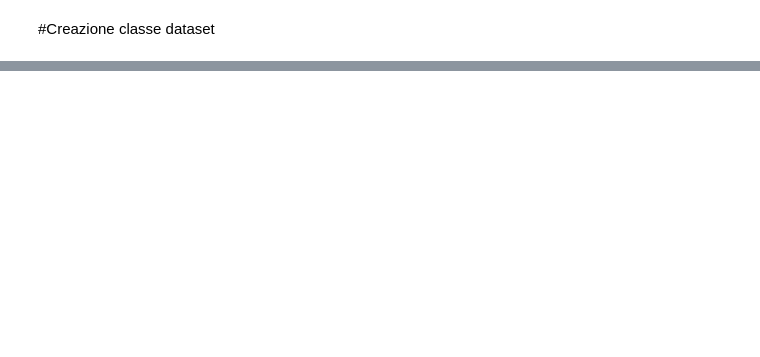
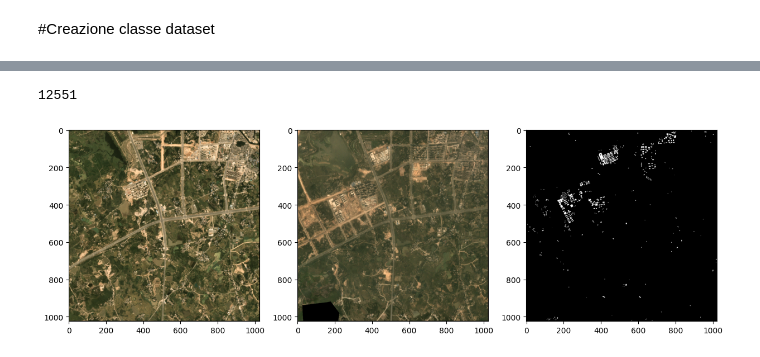
Before and after one commit to mattia9203/progetto_lab_ia, a Jupyter notebook: Dataset.ipynb, the cells around one changed output, grey strips where cells are left out. Drawn from its saved outputs; the diff is of its cells as text; code cells hidden in the pictures; blank space fills up the shorter version.

Commit message:
Modifica della classe dataset e del metodo get item che ora ritorna per ogni zona la concatenazione della prima e ultima immagine e lo xor tra le labels per vederne i cambiamenti

```diff
--- a/Dataset.ipynb
+++ b/Dataset.ipynb
@@ -112,26 +123,26 @@ class Dataset(Dataset):
 # %%
-train_dataset = Dataset("/content/drive/MyDrive/Progetto_laboratorio/Dataset/train")
+#train_dataset = Dataset("/content/drive/MyDrive/Progetto_laboratorio/Dataset/train")
 test_dataset = Dataset("/content/drive/MyDrive/Progetto_laboratorio/Dataset/test")
-val_dataset = Dataset("/content/drive/MyDrive/Progetto_laboratorio/Dataset/validation")
+#val_dataset = Dataset("/content/drive/MyDrive/Progetto_laboratorio/Dataset/validation")
+
 dataset_test_raster = {}
 dataset_train_raster = {}
 dataset_val_raster = {}
 key = next(iter(test_dataset.zones))
-print(test_dataset.zones)
-for zone in train_dataset.zones:
-  dataset_train_raster[zone] = train_dataset[zone]
-for zone in test_dataset.zones:
-  dataset_test_raster[zone] = test_dataset[zone]
-for zone in val_dataset.zones:
-  dataset_val_raster[zone] = val_dataset[zone]
+#print(test_dataset.zones)
+#for zone in train_dataset.zones:
+  #dataset_train_raster[zone] = train_dataset[zone]
+#for zone in test_dataset.zones:
+  #dataset_test_raster[zone] = test_dataset[zone]
+#for zone in val_dataset.zones:
+  #dataset_val_raster[zone] = val_dataset[zone]
 # %%
 from rasterio.plot import show
-for zone in train_dataset.zones:
-  arr = dataset_train_raster[zone][0][1]
-  print(np.sum(arr==1))
+for zone in range(0,len(test_dataset)):
+  print(np.sum(test_dataset[zone][1]==1))
 
 # Visualizza l'immagine e le etichette rasterizzate
   fig, ax = plt.subplots()
-  show(dataset_train_raster[zone][0][0].astype(np.int32), ax=ax, title='Immagine con Etichette Rasterizzate')
+  show(test_dataset[zone][0][1].astype(np.int32), ax=ax, title='Immagine con Etichette Rasterizzate')
   ax.imshow(arr, cmap='Reds', alpha=0.5)
   plt.show()
@@ -186,0 +149,16 @@ plot_raster(image_path)
+# %%
+import matplotlib.pyplot as plt
+
+def show_sample(images, masks):
+    fig, ax = plt.subplots(1, 3, figsize=(15, 5))
+    ax[0].imshow(torch.from_numpy(images[:3].astype(np.int32)).permute(1, 2, 0))  # Prima immagine
+    ax[1].imshow(torch.from_numpy(images[3:].astype(np.int32)).permute(1, 2, 0))  # Seconda immagine
+    ax[2].imshow(torch.from_numpy(masks), cmap='gray')  # Maschera
+    plt.show()
+
+# Ottieni un campione dal dataset
+images, masks = test_dataset[0]
+show_sample(images, masks)
+# %% [output]
+12551
+[figure, added]
```
Also changed, not shown: parts of 3 cells of this notebook, 1 other file.
